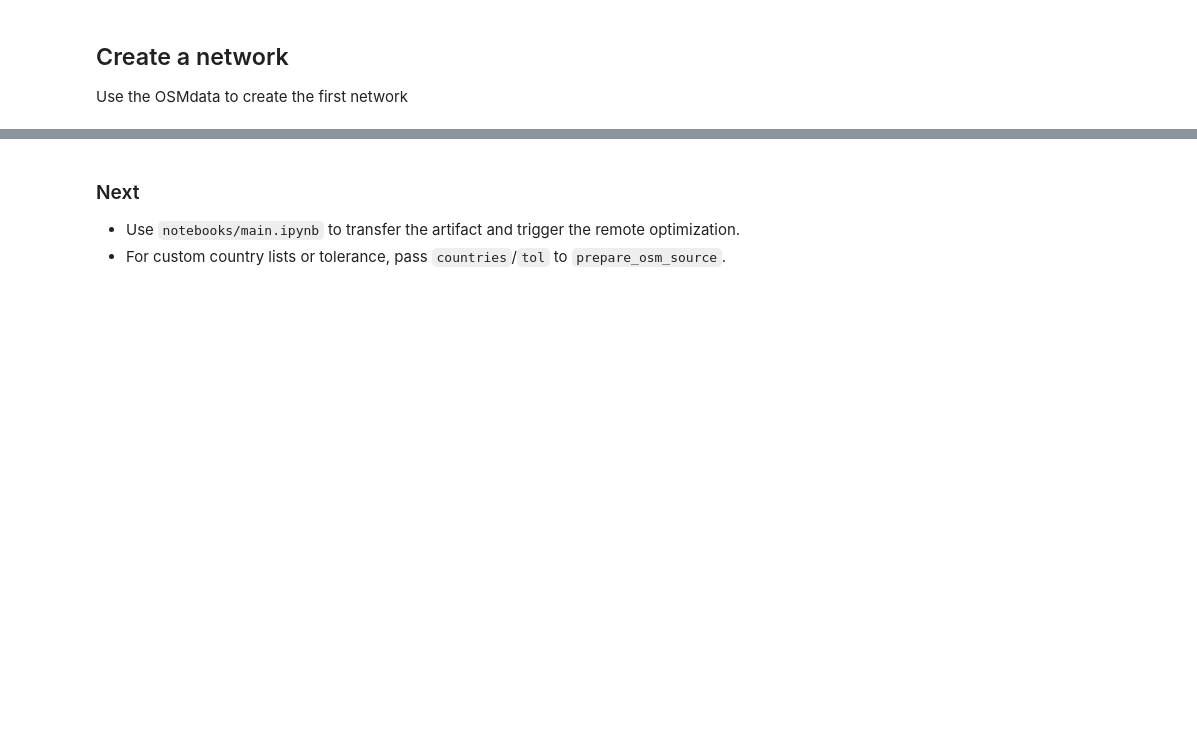
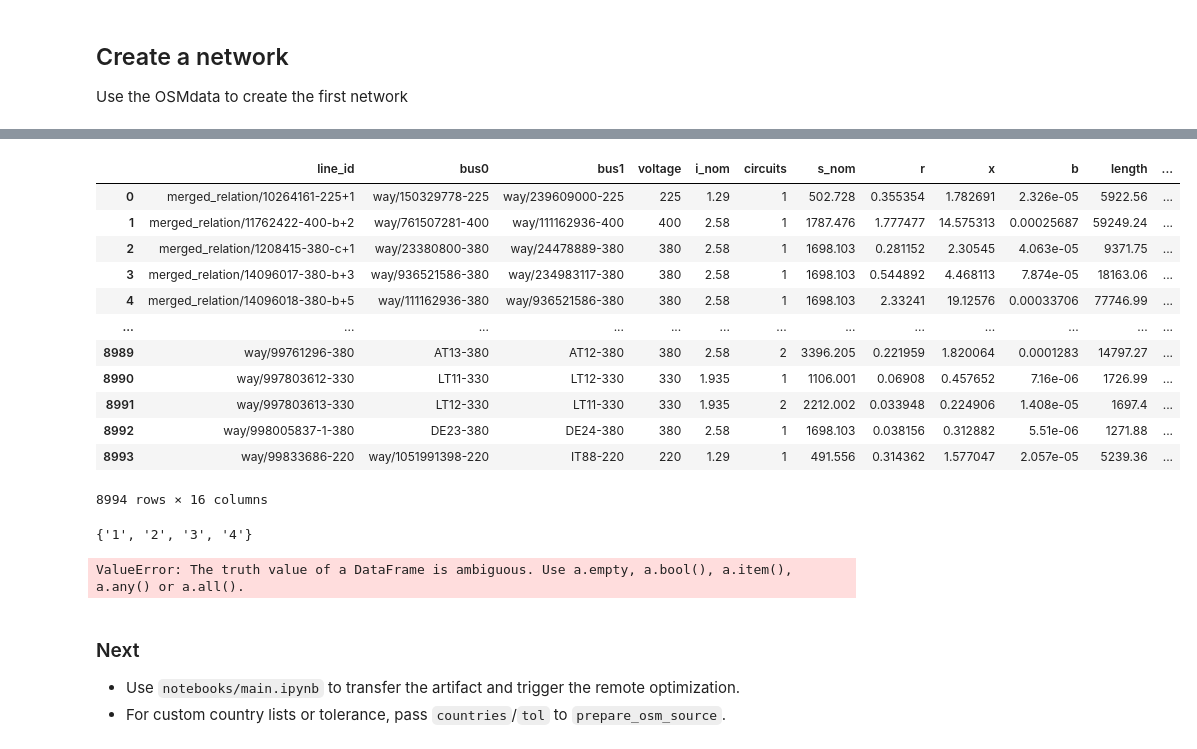
Before and after one commit to jendrkk/PyPSA---Simplified-European-Model, a Jupyter notebook: notebooks/01_data_preparation.ipynb, the cells around one changed output, grey strips where cells are left out. Cells and saved outputs as stored; diff of their text form; code cells hidden in the pictures; blank space fills up the shorter version.

```diff
--- a/notebooks/01_data_preparation.ipynb
+++ b/notebooks/01_data_preparation.ipynb
@@ -74,3 +77,31 @@ ImportError: cannot import name 'ComponentType' from 'pypsa.definitions.componen
+# %%
+OSMData.get('lines')
+# %% [output]
+|  | line_id | bus0 | bus1 | voltage | i_nom | circuits | s_nom | r | x | b | length | ... |
+| 0 | merged_relation/10264161-225+1 | way/150329778-225 | way/239609000-225 | 225 | 1.29 | 1 | 502.728 | 0.355354 | 1.782691 | 2.326e-05 | 5922.56 | ... |
+| 1 | merged_relation/11762422-400-b+2 | way/761507281-400 | way/111162936-400 | 400 | 2.58 | 1 | 1787.476 | 1.777477 | 14.575313 | 0.00025687 | 59249.24 | ... |
+| 2 | merged_relation/1208415-380-c+1 | way/23380800-380 | way/24478889-380 | 380 | 2.58 | 1 | 1698.103 | 0.281152 | 2.30545 | 4.063e-05 | 9371.75 | ... |
+| 3 | merged_relation/14096017-380-b+3 | way/936521586-380 | way/234983117-380 | 380 | 2.58 | 1 | 1698.103 | 0.544892 | 4.468113 | 7.874e-05 | 18163.06 | ... |
+| 4 | merged_relation/14096018-380-b+5 | way/111162936-380 | way/936521586-380 | 380 | 2.58 | 1 | 1698.103 | 2.33241 | 19.12576 | 0.00033706 | 77746.99 | ... |
+| ... | ... | ... | ... | ... | ... | ... | ... | ... | ... | ... | ... | ... |
+| 8989 | way/99761296-380 | AT13-380 | AT12-380 | 380 | 2.58 | 2 | 3396.205 | 0.221959 | 1.820064 | 0.0001283 | 14797.27 | ... |
+| 8990 | way/997803612-330 | LT11-330 | LT12-330 | 330 | 1.935 | 1 | 1106.001 | 0.06908 | 0.457652 | 7.16e-06 | 1726.99 | ... |
+| 8991 | way/997803613-330 | LT12-330 | LT11-330 | 330 | 1.935 | 2 | 2212.002 | 0.033948 | 0.224906 | 1.408e-05 | 1697.4 | ... |
+| 8992 | way/998005837-1-380 | DE23-380 | DE24-380 | 380 | 2.58 | 1 | 1698.103 | 0.038156 | 0.312882 | 5.51e-06 | 1271.88 | ... |
+| 8993 | way/99833686-220 | way/1051991398-220 | IT88-220 | 220 | 1.29 | 1 | 491.556 | 0.314362 | 1.577047 | 2.057e-05 | 5239.36 | ... |
+8994 rows × 16 columns
+# %%
+print(sum(OSMData.get('lines')['circuits'].isna()))
+set(OSMData.get('lines')['circuits'])
+# %% [output]
+{'1', '2', '3', '4'}
+# %%
+
+
+n = pypsa.Network()
+n = ps.build_network_from_source(n, OSMData, None)
+# %% [output]
+ValueError: The truth value of a DataFrame is ambiguous. Use a.empty, a.bool(), a.item(), a.any() or a.all().
 # %% [markdown]
 ### Next
 - Use `notebooks/main.ipynb` to transfer the artifact and trigger the remote optimization.
```
Also changed, not shown: parts of 4 cells of this notebook, 6 other files.
